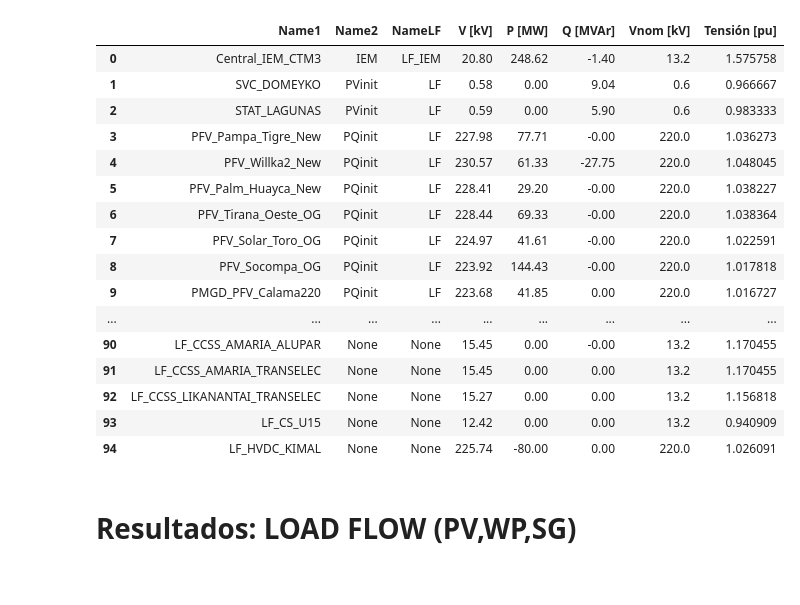
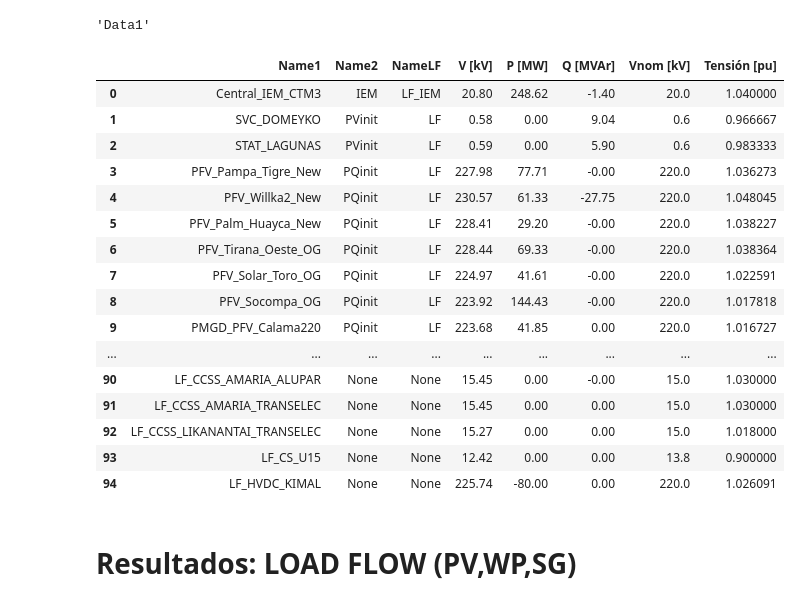
Before and after one commit to fabiMM94/Fabi_Casa_CEN, a Jupyter notebook: Resultados_EMTP.ipynb, the cells around one changed output. Saved outputs shown, nothing was run; the diff lists cells and outputs as text; code cells hidden in the pictures.

```diff
--- a/Resultados_EMTP.ipynb
+++ b/Resultados_EMTP.ipynb
@@ -78,3 +96,14 @@ def analizar_numero(n):
+# %%
+# Ruta de la carpeta en la que deseas buscar los archivos HTML
+ruta_carpeta = '.'
+
+# Listar todos los archivos con extensión .html en la carpeta
+archivos_html = [archivo for archivo in os.listdir(ruta_carpeta) if archivo.endswith('.html')]
+c=1
+a = "Data"+str(c)
+a
+# %% [output]
+'Data1'
 # %%
 # Aqui coloco el nombre del archivo como string
 archivo = "2024.11.08 1047 SEN 2030 Norte_BVG Norte_lf.html"
@@ -102,34 +131,41 @@ df = df[lista_columnas[:5]]
 
 #--------------Data Generacion-------------------
 valores_filtrar = ['PVbus', 'Slack', 'PQbus']
 df_GEN = df[df['Type'].isin(valores_filtrar)]
 # Data frame vacio de columnas definidas
 columnas = ["V [kV]","P [MW]","Q [MVAr]"]
 df_GEN_F = pd.DataFrame(columns=columnas)
 
 df_GEN_F['P [MW]']=df_GEN['P (W)'].apply(Transformación_MW_MVAR)
 df_GEN_F['Q [MVAr]']=df_GEN['Q (VAR)'].apply(Transformación_MW_MVAR)
 df_GEN_F["V [kV]"] = df_GEN["Vabc (kVRMSLL,deg) phasor"].apply(obtener_V_op)
 df_GEN_F['Vnom [kV]'] = df_GEN_F["V [kV]"].apply(analizar_numero) #Arreglo
 
 
+
 #aqui la colummna device la expando para obtener 3 columnas de tal forma que coincida con lo anterior
 Nombres = df_GEN['Device'].str.split('/', expand=True)
 Nombres.columns = ['Name1', 'Name2', 'NameLF',"Name4"]
 # Esto entrega la tabla de resultados de todas las centrales del HTML
 df_GEN_Final = pd.concat([Nombres,df_GEN_F], axis=1)
 df_GEN_Final = df_GEN_Final.drop(columns=['Name4']) #no tiene nada util
+
+
+# PARCHES
+df_GEN_Final.loc[df_GEN_Final['Name1'].str.contains('CCSS|CS', case=False, na=False), 'Vnom [kV]'] = 15
+df_GEN_Final.loc[df_GEN_Final['Name1'].isin(['LF_CS_U15']), 'Vnom [kV]'] = 13.8
+df_GEN_Final.loc[df_GEN_Final['Name1'].isin(['Central_IEM_CTM3'	]), 'Vnom [kV]'] = 20
 
 # Escribo V pu
 df_GEN_Final['Tensión [pu]'] = df_GEN_Final["V [kV]"]/df_GEN_Final['Vnom [kV]']
 pd.set_option('display.max_rows', 140)
 #with pd.ExcelWriter('Resultados_.xlsx') as writer:
  #   df_GEN_F.to_excel(writer, sheet_name='LFcargas',index=False)
 Tabla_LF_GEN=df_GEN_Final
 Tabla_LF_GEN
 # %% [output]
 |  | Name1 | Name2 | NameLF | V [kV] | P [MW] | Q [MVAr] | Vnom [kV] | Tensión [pu] |
-| 0 | Central_IEM_CTM3 | IEM | LF_IEM | 20.80 | 248.62 | -1.40 | 13.2 | 1.575758 |
+| 0 | Central_IEM_CTM3 | IEM | LF_IEM | 20.80 | 248.62 | -1.40 | 20.0 | 1.040000 |
 | 1 | SVC_DOMEYKO | PVinit | LF | 0.58 | 0.00 | 9.04 | 0.6 | 0.966667 |
 | 2 | STAT_LAGUNAS | PVinit | LF | 0.59 | 0.00 | 5.90 | 0.6 | 0.983333 |
 | 3 | PFV_Pampa_Tigre_New | PQinit | LF | 227.98 | 77.71 | -0.00 | 220.0 | 1.036273 |
@@ -140,10 +176,10 @@ Tabla_LF_GEN
 | 8 | PFV_Socompa_OG | PQinit | LF | 223.92 | 144.43 | -0.00 | 220.0 | 1.017818 |
 | 9 | PMGD_PFV_Calama220 | PQinit | LF | 223.68 | 41.85 | 0.00 | 220.0 | 1.016727 |
 | ... | ... | ... | ... | ... | ... | ... | ... | ... |
-| 90 | LF_CCSS_AMARIA_ALUPAR | None | None | 15.45 | 0.00 | -0.00 | 13.2 | 1.170455 |
-| 91 | LF_CCSS_AMARIA_TRANSELEC | None | None | 15.45 | 0.00 | 0.00 | 13.2 | 1.170455 |
-| 92 | LF_CCSS_LIKANANTAI_TRANSELEC | None | None | 15.27 | 0.00 | 0.00 | 13.2 | 1.156818 |
-| 93 | LF_CS_U15 | None | None | 12.42 | 0.00 | 0.00 | 13.2 | 0.940909 |
+| 90 | LF_CCSS_AMARIA_ALUPAR | None | None | 15.45 | 0.00 | -0.00 | 15.0 | 1.030000 |
+| 91 | LF_CCSS_AMARIA_TRANSELEC | None | None | 15.45 | 0.00 | 0.00 | 15.0 | 1.030000 |
+| 92 | LF_CCSS_LIKANANTAI_TRANSELEC | None | None | 15.27 | 0.00 | 0.00 | 15.0 | 1.018000 |
+| 93 | LF_CS_U15 | None | None | 12.42 | 0.00 | 0.00 | 13.8 | 0.900000 |
 | 94 | LF_HVDC_KIMAL | None | None | 225.74 | -80.00 | 0.00 | 220.0 | 1.026091 |
 # %% [markdown]
 # Resultados: LOAD FLOW (PV,WP,SG)
```
Also changed, not shown: parts of 2 cells of this notebook, 7 other files.
